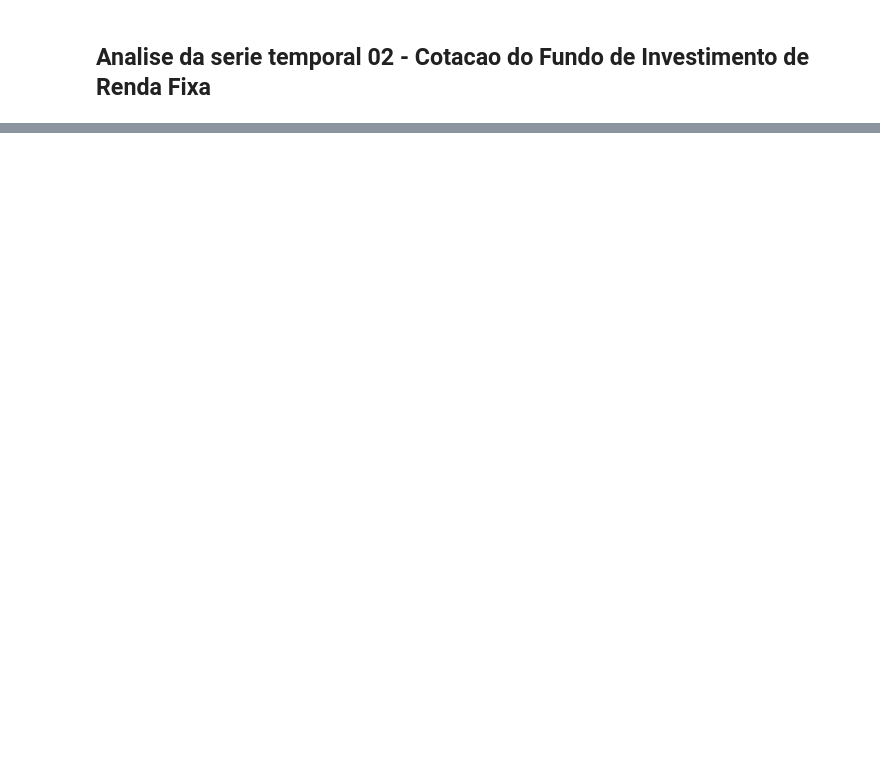
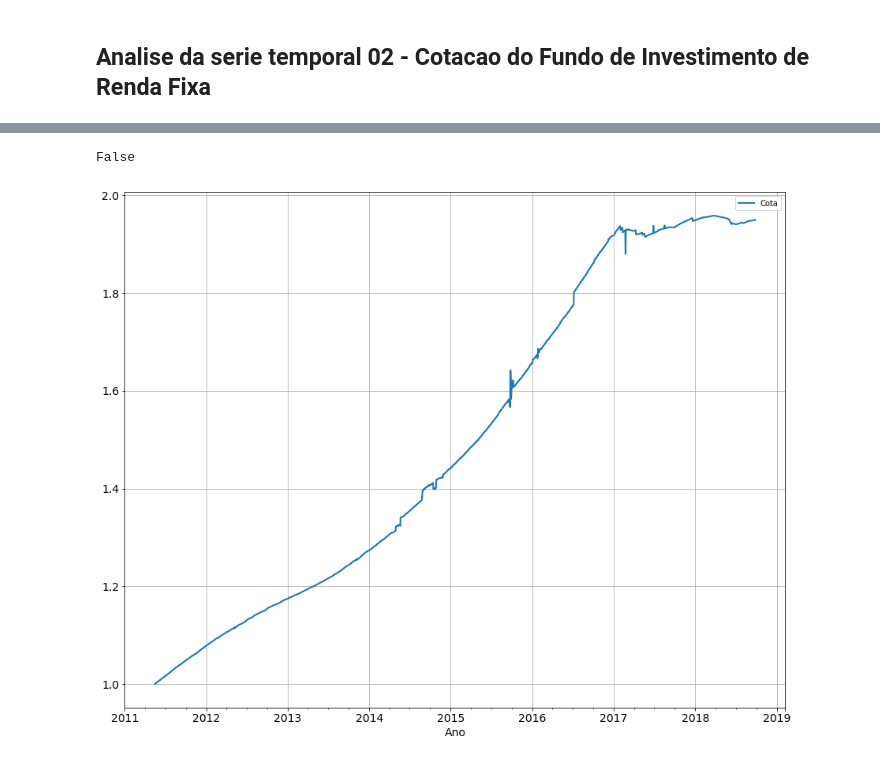
Before and after one commit to jorgealmeidajr/tcc-senai-timeseries, a Jupyter notebook: src/timeseries02-analysis.ipynb, the cells around one changed output, grey strips where cells are left out. Saved outputs shown, nothing was run; the diff lists cells and outputs as text; code cells hidden in the pictures; blank space fills up the shorter version.

```diff
--- a/src/timeseries02-analysis.ipynb
+++ b/src/timeseries02-analysis.ipynb
@@ -21,8 +37,11 @@ arima.print_dataframe_info(df_original)
 # %%
-df2 = df_original.drop('Código', axis=1)
-df2 = df2.drop('Fundo', axis=1)
-df2 = df2.drop('Variação', axis=1)
-df2 = df2.drop('Captação', axis=1)
-df2 = df2.drop('Resgate', axis=1)
-df2 = df2.drop('PL', axis=1)
-df2 = df2.drop('Cotistas', axis=1)
+# axis=1 diz que estou removendo colunas
+df_daily = df_original.drop('Código', axis=1)
+df_daily = df_daily.drop('Fundo', axis=1)
+df_daily = df_daily.drop('Variação', axis=1)
+df_daily = df_daily.drop('Captação', axis=1)
+df_daily = df_daily.drop('Resgate', axis=1)
+df_daily = df_daily.drop('PL', axis=1)
+df_daily = df_daily.drop('Cotistas', axis=1)
+
+arima.print_dataframe_info(df_daily)
@@ -32,4 +66,6 @@ print_dataframe_info(df2)
 # %%
-df2['Data'] = pd.to_datetime(df2['Data'], format='%d/%m/%Y')
-df2.index = df2['Data']
-del df2['Data']
+df_daily['Data'] = pd.to_datetime(df_daily['Data'], format='%d/%m/%Y')
+df_daily.index = df_daily['Data']
+del df_daily['Data']
+
+arima.print_dataframe_info(df_daily)
@@ -39,3 +90,5 @@ print_dataframe_info(df2)
 # %%
-df2['Cota'] = df2['Cota'].apply(lambda x: float(x.replace(',', '.')))
-df2['Cota'] = df2['Cota'].astype(float)
+df_daily['Cota'] = df_daily['Cota'].apply(lambda x: float(x.replace(',', '.')))
+df_daily['Cota'] = df_daily['Cota'].astype(float)
+
+arima.print_dataframe_info(df_daily)
@@ -45,6 +113,6 @@ print_dataframe_info(df2)
 # %%
 #df2 = df2.sort_values('Data')
-df2 = df2.resample('D').ffill() # esse comando jah executa o sort
+# esse comando executa o sort e preenche as datas que faltam
+df_daily = df_daily.resample('D').ffill()
 
-print("Descricao do dataframe apos preencher as datas que faltam: \n")
-print_dataframe_info(df2)
+arima.print_dataframe_info(df_daily)
@@ -70,0 +137,10 @@ plt.xlabel('Ano', fontsize=15)
+# %%
+# existe alguma data com valor NAN?
+# tem de ser False
+print(df_daily.isnull().values.any())
+# %% [output]
+False
+# %%
+timeseries.plot_timeserie(df_daily)
+# %% [output]
+[figure, added]
```
Also changed, not shown: parts of 24 cells of this notebook, 3 other files.
